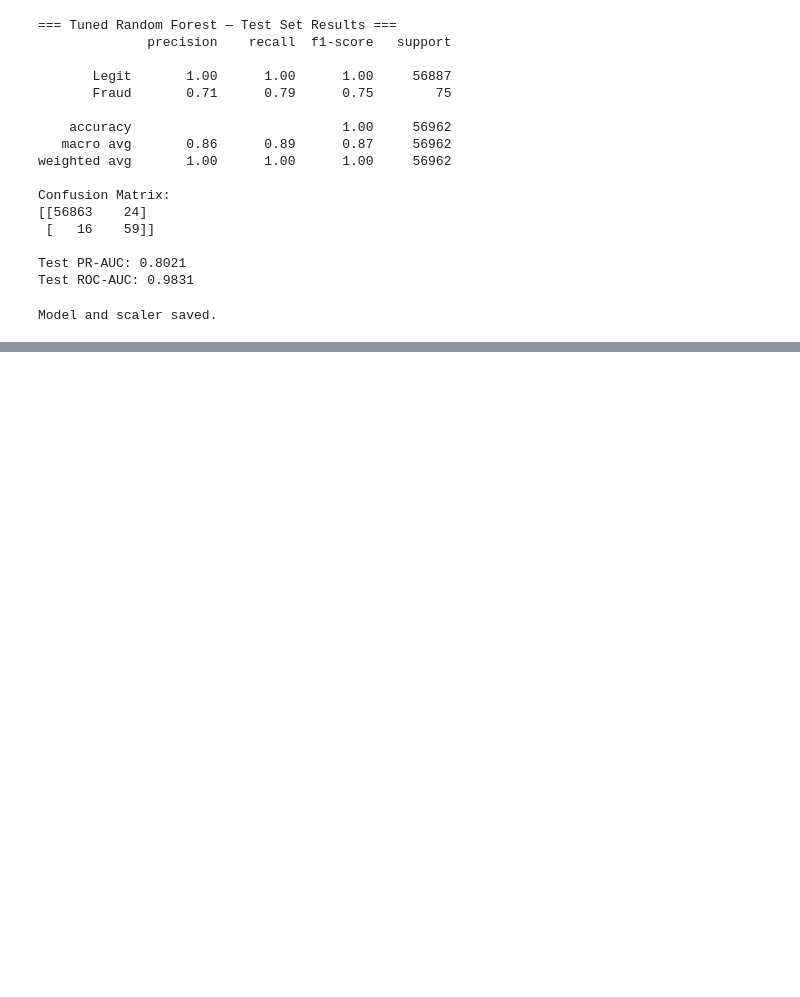
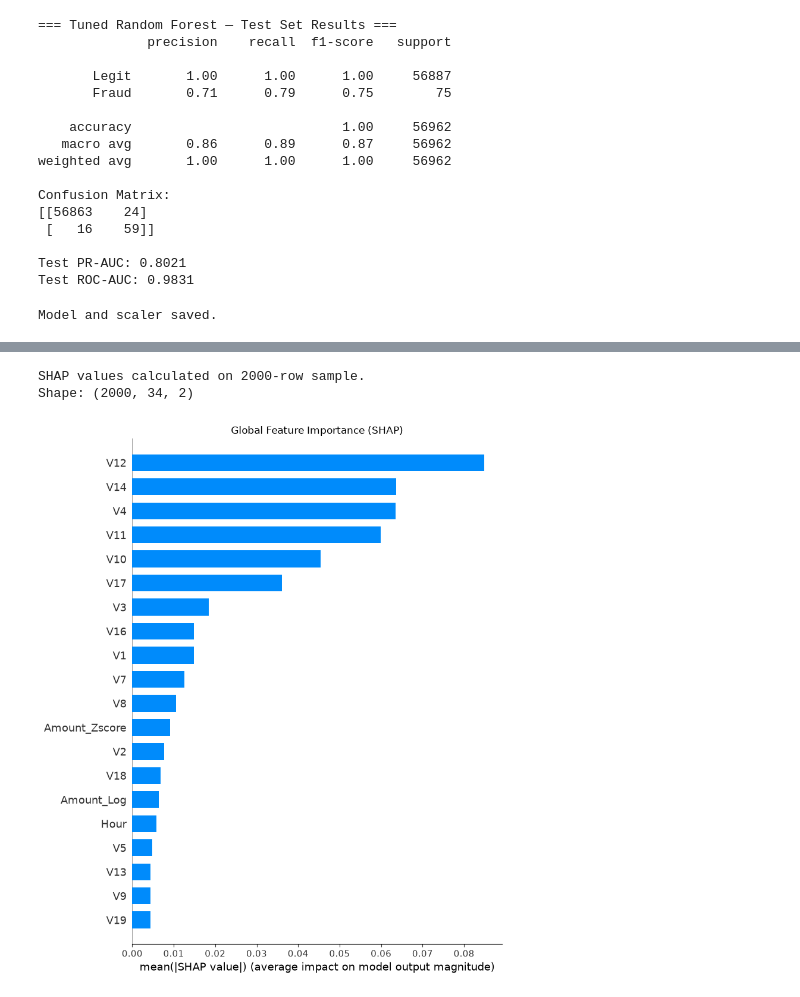
Before and after one commit to Soujanya083/finguard-fraud-detection, a Jupyter notebook: notebooks/03_modeling.ipynb, the cells around one changed output, grey strips where cells are left out. Cells and saved outputs as stored; diff of their text form; code cells hidden in the pictures; blank space fills up the shorter version.

Commit message:
Week 6: SHAP explainability - global feature importance and individual fraud case explanation

```diff
--- a/notebooks/03_modeling.ipynb
+++ b/notebooks/03_modeling.ipynb
@@ -403,0 +434,31 @@ Model and scaler saved.
+# %%
+import shap
+import numpy as np
+
+# Sample 2000 rows for SHAP analysis (representative, much faster than full 57K test set)
+np.random.seed(42)
+sample_idx = np.random.choice(X_test_scaled.shape[0], size=2000, replace=False)
+X_test_sample = X_test_scaled[sample_idx]
+
+explainer = shap.TreeExplainer(best_rf)
+shap_values = explainer.shap_values(X_test_sample)
+
+print("SHAP values calculated on 2000-row sample.")
+print(f"Shape: {np.array(shap_values).shape}")
+# %% [output]
+SHAP values calculated on 2000-row sample.
+Shape: (2000, 34, 2)
+# %%
+import matplotlib.pyplot as plt
+
+# Use shap_values for the "Fraud" class (index 1)
+shap_values_fraud = shap_values[:, :, 1] if np.array(shap_values).ndim == 3 else shap_values[1]
+
+# Summary plot: shows feature importance ranked by impact
+shap.summary_plot(shap_values_fraud, X_test_sample, feature_names=feature_cols, plot_type="bar", show=False)
+plt.title("Global Feature Importance (SHAP)")
+plt.tight_layout()
+plt.savefig("../reports/shap_feature_importance.png", dpi=150)
+plt.show()
+# %% [output]
+[figure, added]
```
Also changed, not shown: parts of 4 cells of this notebook, 2 other files.
